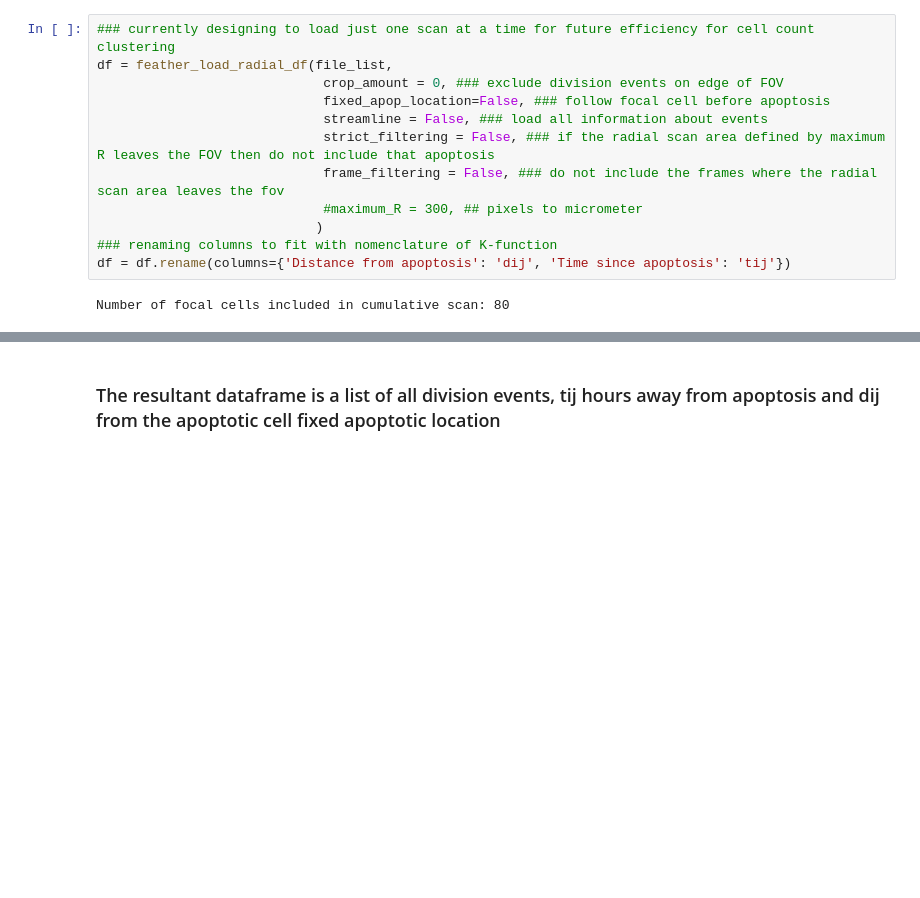
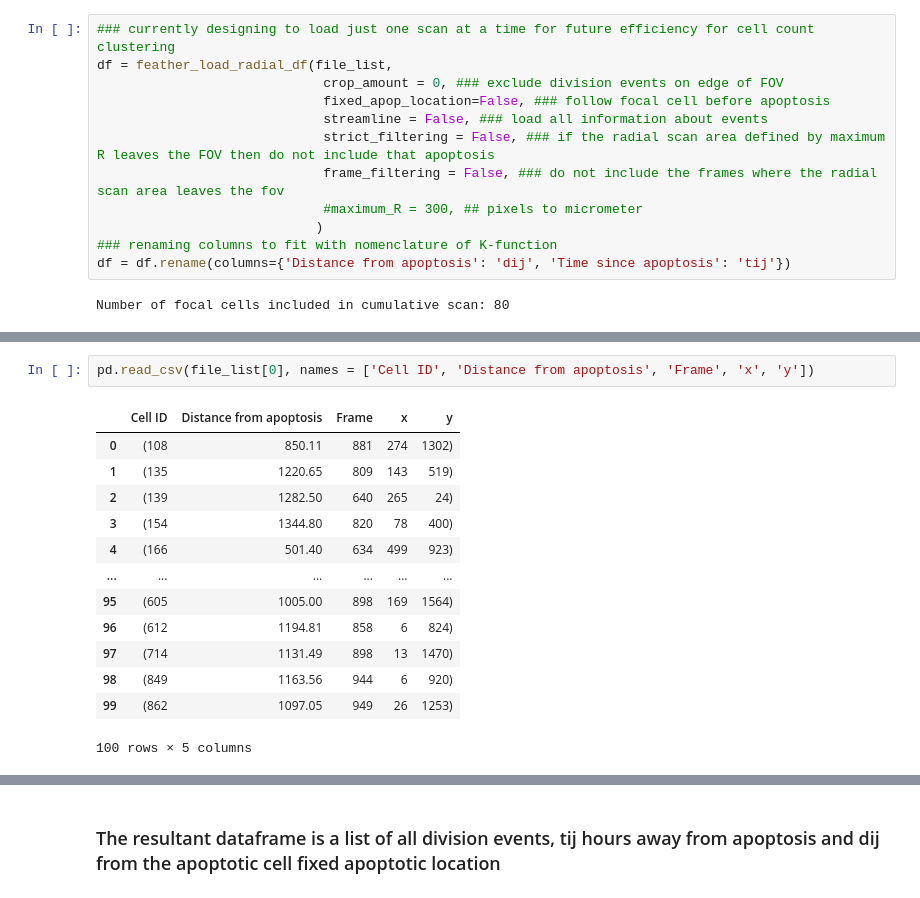
Before and after one commit to nthndy/cell-comp-analysis, a Jupyter notebook: radial_analysis/Space-time_K-Function_analysis.ipynb, the cells around one changed output, grey strips where cells are left out. Saved outputs shown, nothing was run; the diff lists cells and outputs as text; blank space fills up the shorter version.

```diff
--- a/radial_analysis/Space-time_K-Function_analysis.ipynb
+++ b/radial_analysis/Space-time_K-Function_analysis.ipynb
@@ -95,0 +102,16 @@ Number of focal cells included in cumulative scan: 80
+# %%
+pd.read_csv(file_list[0], names = ['Cell ID', 'Distance from apoptosis', 'Frame', 'x', 'y'])
+# %% [output]
+|  | Cell ID | Distance from apoptosis | Frame | x | y |
+| 0 | (108 | 850.11 | 881 | 274 | 1302) |
+| 1 | (135 | 1220.65 | 809 | 143 | 519) |
+| 2 | (139 | 1282.50 | 640 | 265 | 24) |
+| 3 | (154 | 1344.80 | 820 | 78 | 400) |
+| 4 | (166 | 501.40 | 634 | 499 | 923) |
+| ... | ... | ... | ... | ... | ... |
+| 95 | (605 | 1005.00 | 898 | 169 | 1564) |
+| 96 | (612 | 1194.81 | 858 | 6 | 824) |
+| 97 | (714 | 1131.49 | 898 | 13 | 1470) |
+| 98 | (849 | 1163.56 | 944 | 6 | 920) |
+| 99 | (862 | 1097.05 | 949 | 26 | 1253) |
+100 rows × 5 columns
```
Also changed, not shown: parts of 13 cells of this notebook.
